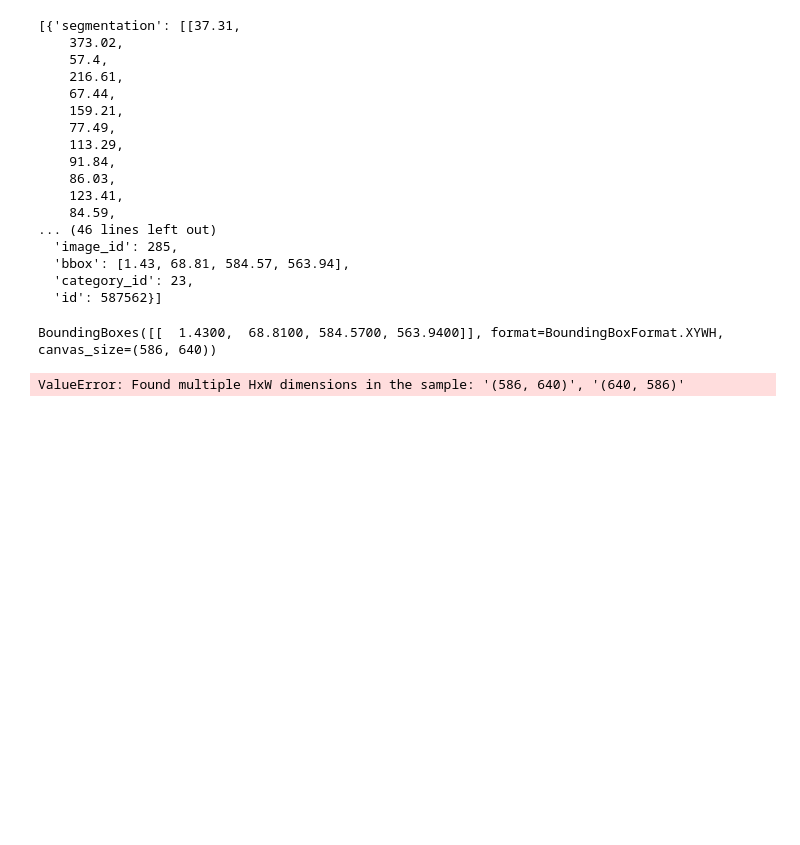
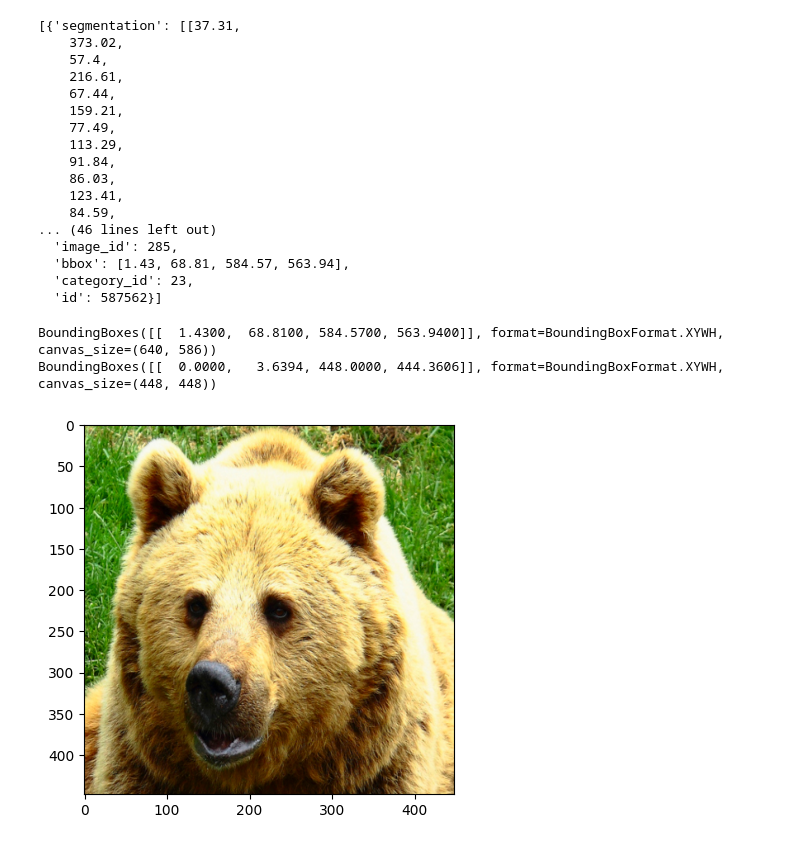
Before and after one commit to ajwatras/YOLO, a Jupyter notebook: main.ipynb, the cells around one changed output. Drawn from its saved outputs; the diff is of its cells as text; code cells hidden in the pictures; blank space fills up the shorter version.

```diff
--- a/main.ipynb
+++ b/main.ipynb
@@ -109,23 +109,24 @@ ds[1][1]
 # %%
 from torchvision.transforms.v2 import Compose, RandomResizedCrop, ColorJitter, Resize
 import torchvision.transforms.v2 as v2
 from torchvision import tv_tensors
 import numpy as np
 
 tf_bbox = 0
 img = ds[1][0]
-bbox = tv_tensors.BoundingBoxes([x['bbox'] for x in ds[1][1]], format='XYWH', canvas_size = img.size)
+bbox = tv_tensors.BoundingBoxes([x['bbox'] for x in ds[1][1]], format='XYWH', canvas_size = (img.size[1], img.size[0]))
 label = ds[1][1][0]['category_id']
 print(bbox)
 
-tf = Compose([v2.ToImage(), RandomResizedCrop(size=(488,488))])
+tf = Compose([v2.ToImage(), RandomResizedCrop(size=(448,448)), ColorJitter(brightness = 0.5, contrast = 0, saturation = 0.5, hue = 0.0)])
 
 state = torch.get_rng_state()
 tf_img, tf_bbox, = tf(img, bbox)
 
 print(tf_bbox)
-plt.imshow(tf_img)
+plt.imshow(tf_img.permute(1,2,0))
 plt.show()
 # %% [output]
-BoundingBoxes([[  1.4300,  68.8100, 584.5700, 563.9400]], format=BoundingBoxFormat.XYWH, canvas_size=(586, 640))
+BoundingBoxes([[  1.4300,  68.8100, 584.5700, 563.9400]], format=BoundingBoxFormat.XYWH, canvas_size=(640, 586))
+BoundingBoxes([[  0.0000,   3.6394, 448.0000, 444.3606]], format=BoundingBoxFormat.XYWH, canvas_size=(448, 448))
-ValueError: Found multiple HxW dimensions in the sample: '(586, 640)', '(640, 586)'
+[figure, added]
```
Also changed, not shown: parts of 12 cells of this notebook, 1 other file.
